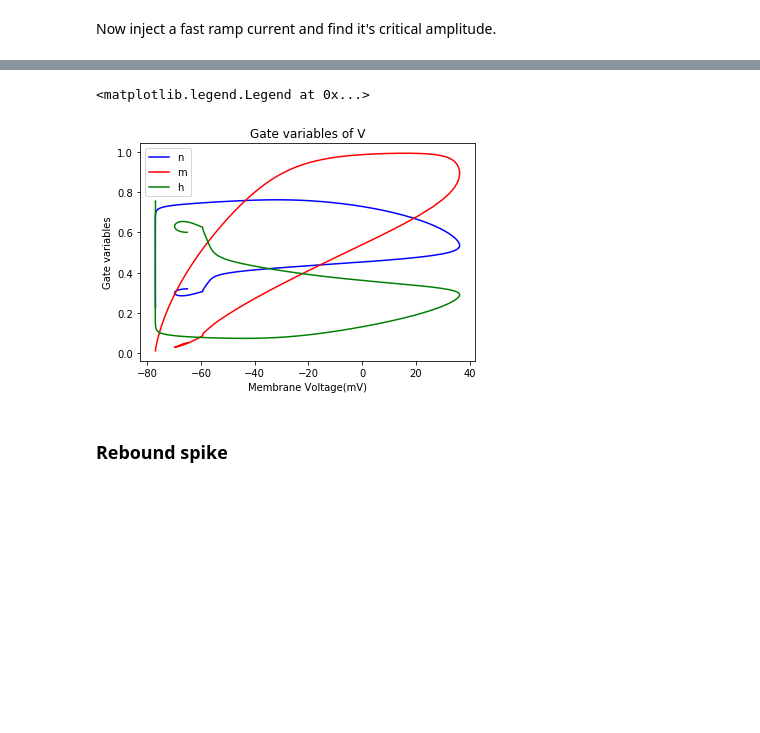
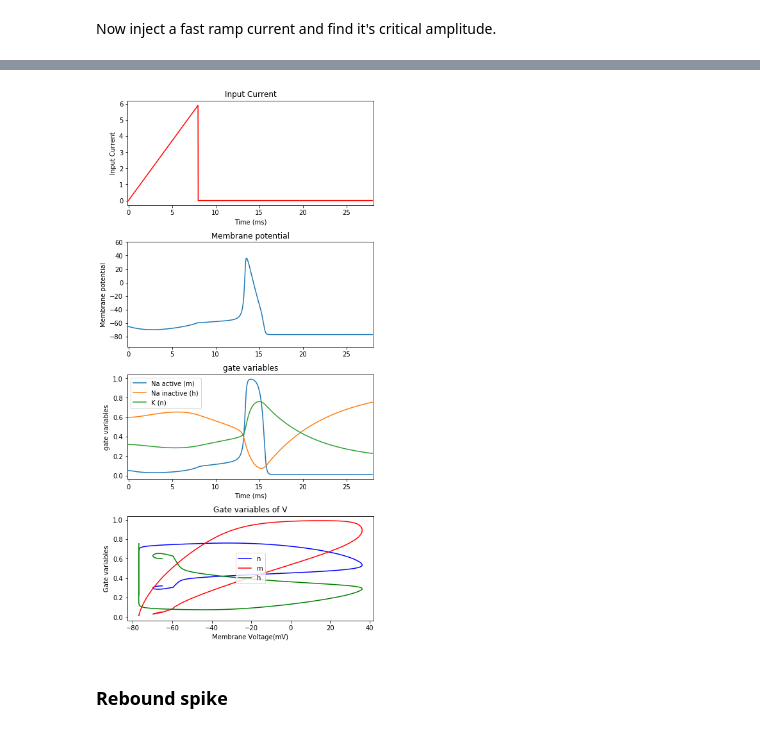
Before and after one commit to Gracewx/BrainPy-Models, a Jupyter notebook: docs/neurons/HH_model.ipynb, the cells around one changed output, grey strips where cells are left out. Cells and saved outputs as stored; diff of their text form; code cells hidden in the pictures; blank space fills up the shorter version.

```diff
--- a/docs/neurons/HH_model.ipynb
+++ b/docs/neurons/HH_model.ipynb
@@ -778,18 +639,17 @@ Text(0.5, 1.0, 'gate variables')
-# %%
-# plot n, m, h of v.
-V = neuron.mon.V[:, 0]
-
-plt.figure()
-plt.plot(V, neuron.mon.n[:, 0], 'b', label='n')
-plt.plot(V, neuron.mon.m[:, 0], 'r', label='m')
-plt.plot(V, neuron.mon.h[:, 0], 'g', label='h')
-plt.ylabel('Gate variables')
-plt.xlabel("Membrane Voltage(mV)")
-plt.title('Gate variables of V')
-plt.legend()
-# %% [output]
-<matplotlib.legend.Legend at 0x...>
-[figure, removed]
+# %%
+# apply fast ramp current
+c_duration = 8.
+duration = 20. + c_duration
+
+ramp_I = bp.inputs.ramp_current(c_start = 0.,
+                                c_end = 5.9,
+                                duration = duration,
+                                t_end = c_duration)
+
+# run simulation
+HH_simulate(input_current=ramp_I, duration=duration, n_figs=4)
+# %% [output]
+[figure, added]
 # %% [markdown]
 ### Rebound spike
 # %% [markdown]
```
Also changed, not shown: parts of 29 cells of this notebook.
